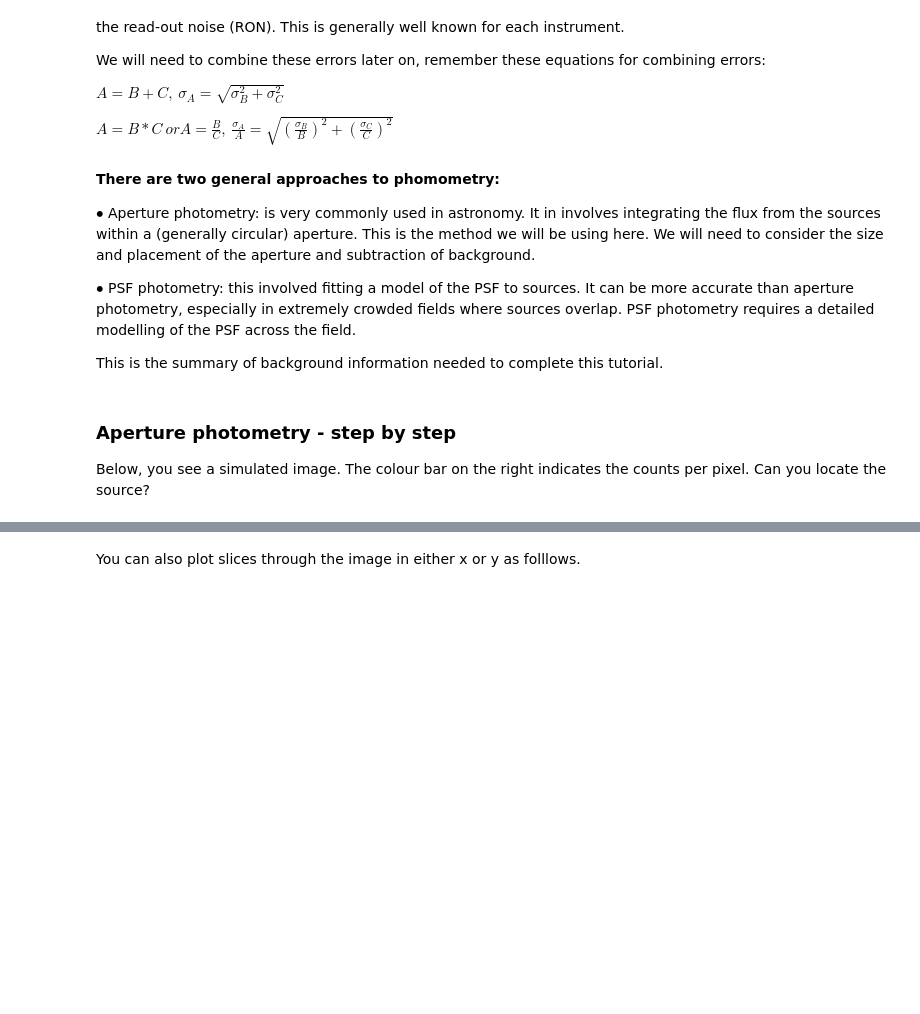
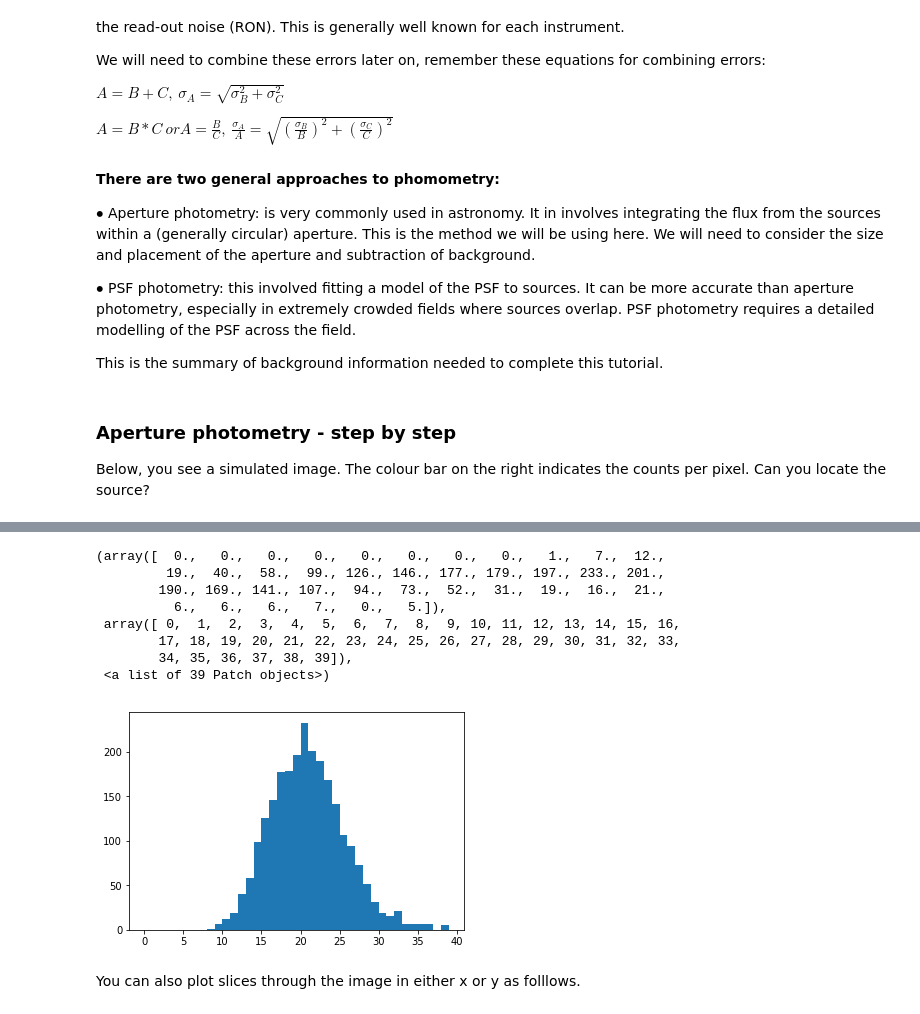
Before and after one commit to yb373/PH30116-report, a Jupyter notebook: ImageSimu.ipynb, the cells around one changed output, grey strips where cells are left out. Cells and saved outputs as stored; diff of their text form; code cells hidden in the pictures; blank space fills up the shorter version.

```diff
--- a/ImageSimu.ipynb
+++ b/ImageSimu.ipynb
@@ -138,3 +138,17 @@ print (test_data)
+# %%
+import pylab
+
+pylab.hist(test_data.ravel(),bins=np.arange(0,40,1))
+# %% [output]
+(array([  0.,   0.,   0.,   0.,   0.,   0.,   0.,   0.,   1.,   7.,  12.,
+         19.,  40.,  58.,  99., 126., 146., 177., 179., 197., 233., 201.,
+        190., 169., 141., 107.,  94.,  73.,  52.,  31.,  19.,  16.,  21.,
+          6.,   6.,   6.,   7.,   0.,   5.]),
+ array([ 0,  1,  2,  3,  4,  5,  6,  7,  8,  9, 10, 11, 12, 13, 14, 15, 16,
+        17, 18, 19, 20, 21, 22, 23, 24, 25, 26, 27, 28, 29, 30, 31, 32, 33,
+        34, 35, 36, 37, 38, 39]),
+ <a list of 39 Patch objects>)
+[figure, added]
 # %% [markdown]
 You can also plot slices through the image in either x or y as folllows.
 # %%
```
Also changed, not shown: parts of 18 cells of this notebook.
